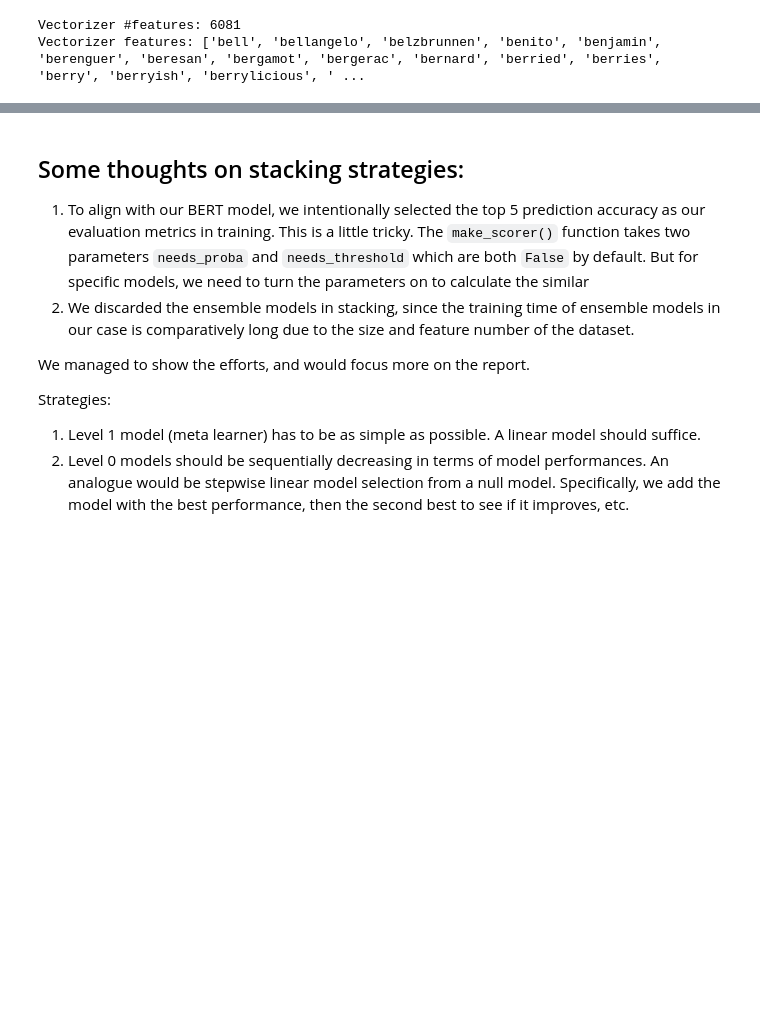
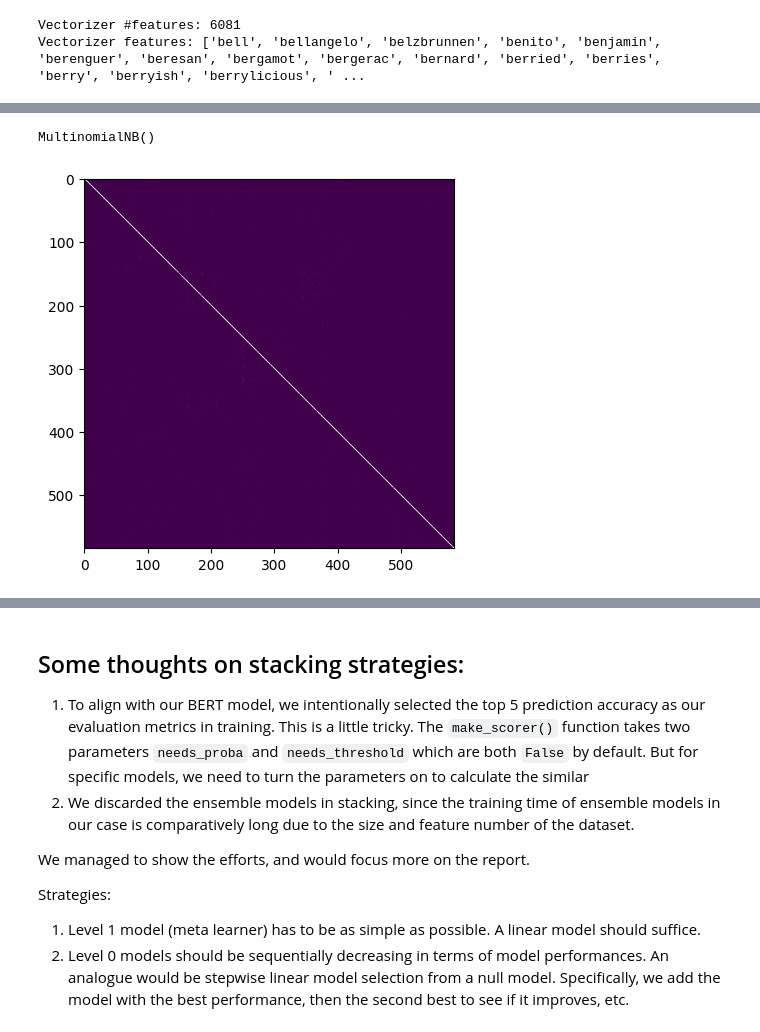
Before and after one commit to CeleritasML/sommelier-app, a Jupyter notebook: notebooks/stacking.ipynb, the cells around one changed output, grey strips where cells are left out. Drawn from its saved outputs; the diff is of its cells as text; code cells hidden in the pictures; blank space fills up the shorter version.

Commit message:
Add confusion matrices of stacked and individual models

```diff
--- a/notebooks/stacking.ipynb
+++ b/notebooks/stacking.ipynb
@@ -123,0 +142,14 @@ scores["nb"] = eval_model(nb, train_vectors, data_slim["region_variety"])
+# %%
+import matplotlib.pyplot as plt
+
+nb.fit(train_vectors, data_slim["region_variety"])
+# %% [output]
+MultinomialNB()
+# %%
+plt.imshow(
+    confusion_matrix(data_slim["region_variety"], nb.predict(train_vectors)),
+    cmap="PRGn",
+)
+plt.savefig("../img/confusion_matrix_nb_train.png")
+# %% [output]
+[figure, added]
```
Also changed, not shown: parts of 27 cells of this notebook, 14 other files.
